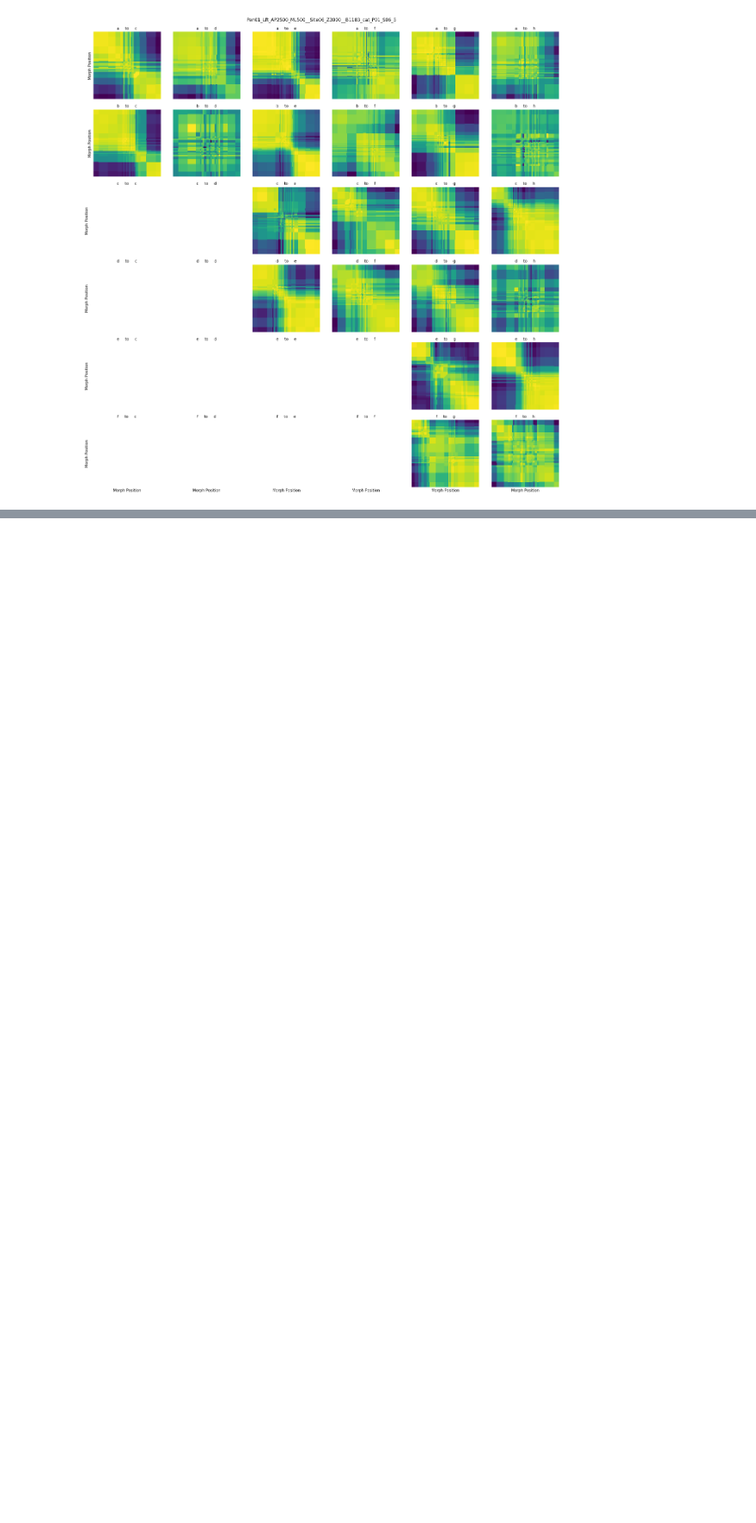
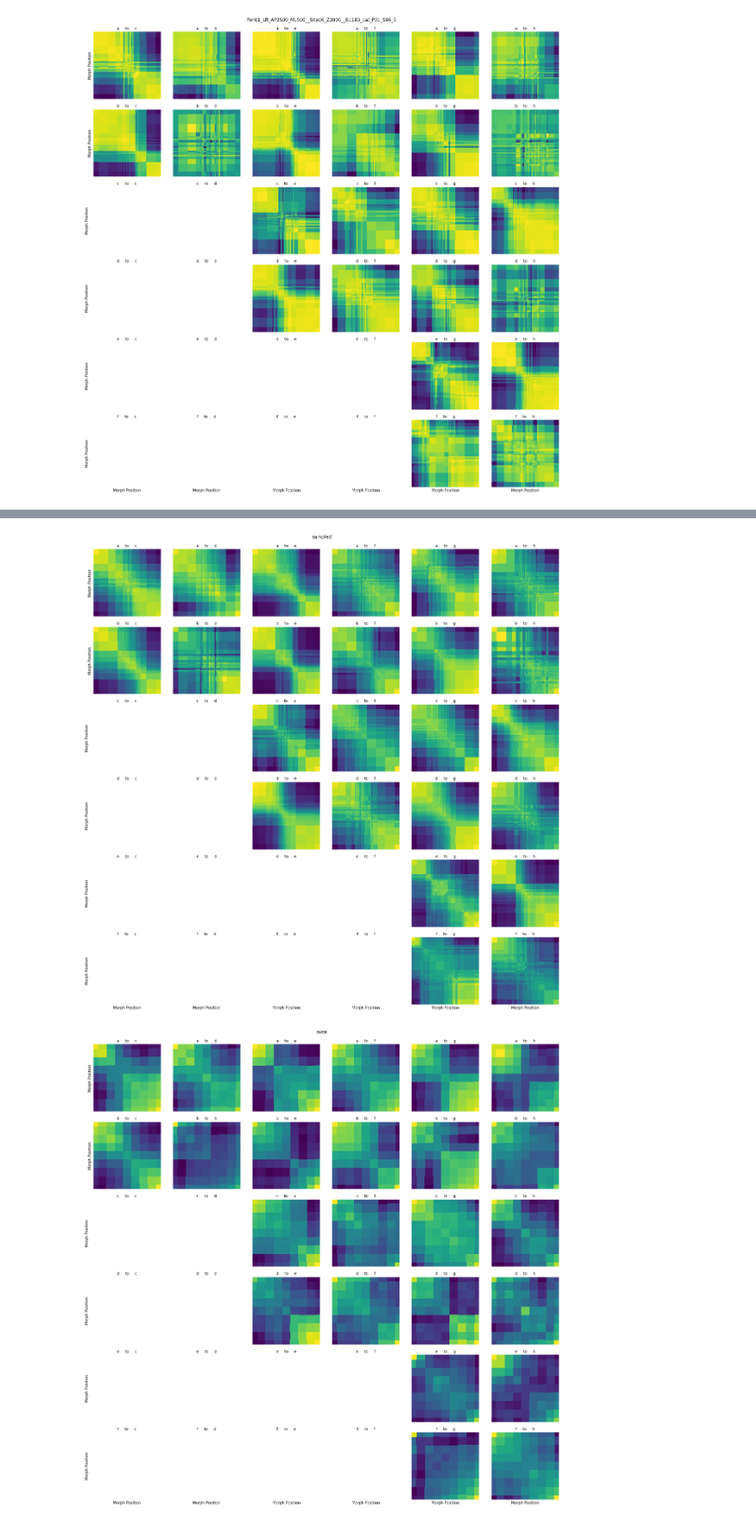
Before and after one commit to MarvinT/morphs, a Jupyter notebook: notebooks/supplemental/2.1-mjt-pairwise-xcor.ipynb, the cells around one changed output, grey strips where cells are left out. Shown at 86% size. Cells and saved outputs as stored; diff of their text form; code cells hidden in the pictures; blank space fills up the shorter version.

```diff
--- a/notebooks/supplemental/2.1-mjt-pairwise-xcor.ipynb
+++ b/notebooks/supplemental/2.1-mjt-pairwise-xcor.ipynb
@@ -39,0 +48,17 @@ for i, (block_path, block_group) in enumerate(pair_df.groupby("block_path")):
+# %%
+equal_spacing = pair_df.groupby("block_path").apply(
+    lambda path_group: np.all(
+        path_group.groupby("morph_dim").apply(
+            lambda group: len(group["lesser_morph_pos"].unique()) < 10
+        )
+    )
+)
+# %%
+for block_path, block_group in pair_df.groupby("block_path"):
+    pair_df.loc[block_group.index, "equal_spacing"] = equal_spacing[block_path]
+# %%
+for equal_spacing, group in pair_df.groupby("equal_spacing"):
+    g = morph_xcor_viz(group, title="even" if equal_spacing else "sampled")
+# %% [output]
+[figure, added]
+[figure, added]
```
Also changed, not shown: parts of 2 cells of this notebook, 1 other file.
